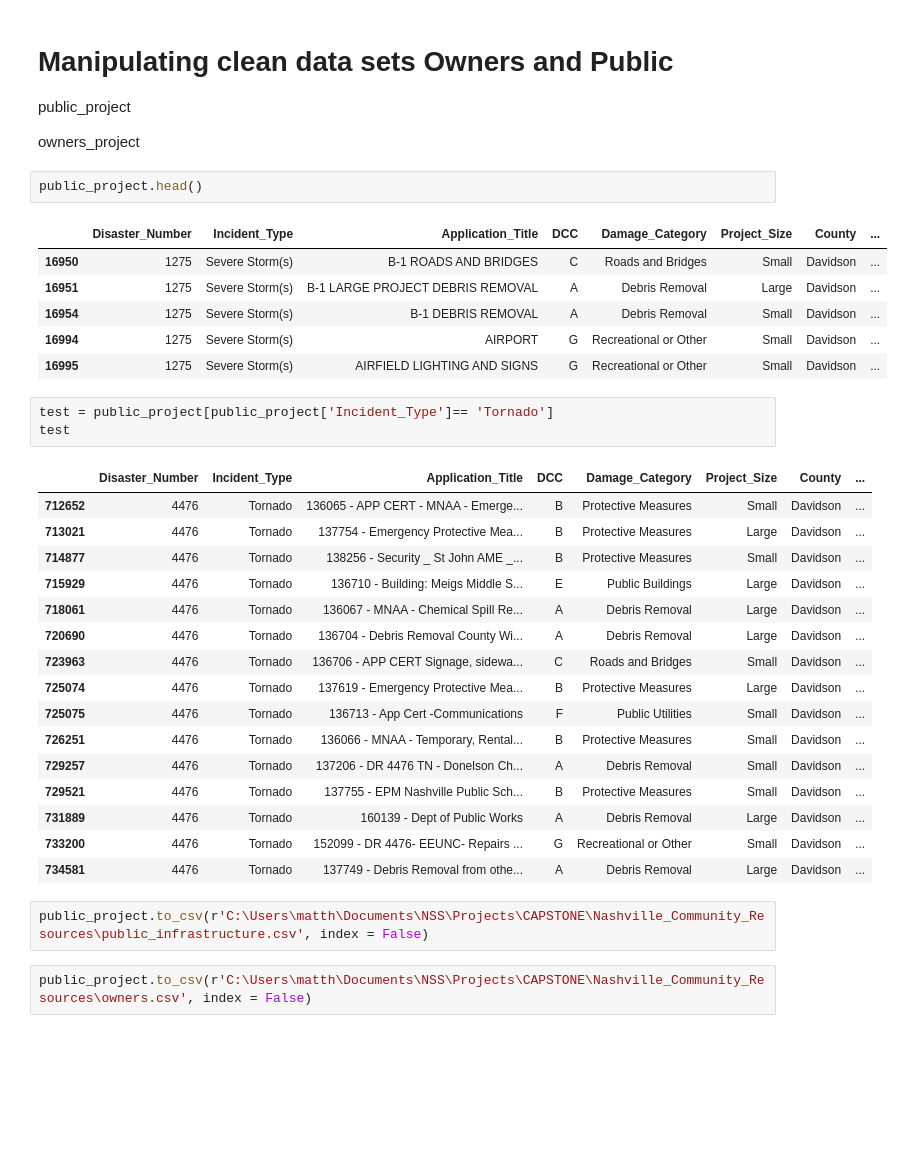
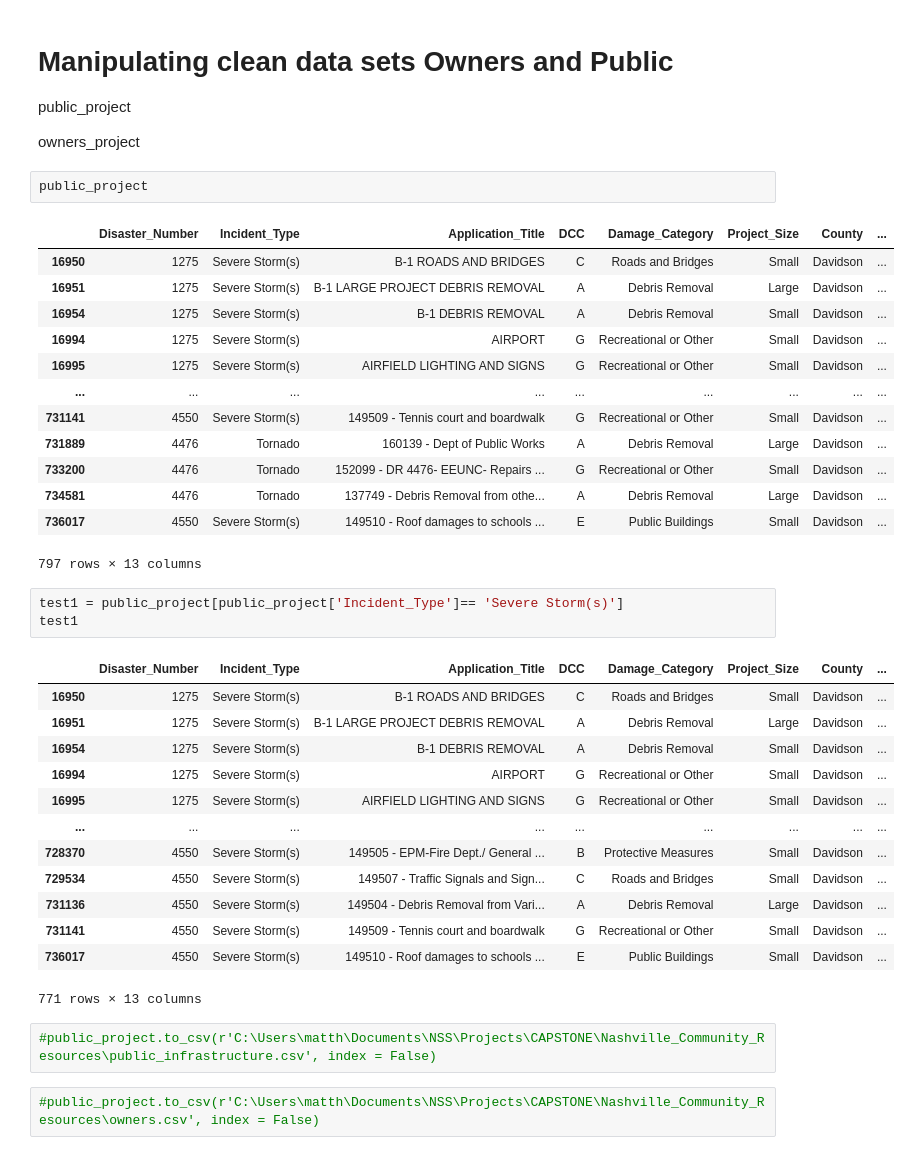
Before and after one commit to mjlintemu/Nashville_Community_Resources, a Jupyter notebook: data/matthew_capstone.ipynb, the cells around one changed output. Drawn from its saved outputs; the diff is of its cells as text; blank space fills up the shorter version.

Commit message:
public charts continue

```diff
--- a/data/matthew_capstone.ipynb
+++ b/data/matthew_capstone.ipynb
@@ -311,7 +311,7 @@ public_project
 
 owners_project
 # %%
-public_project.head()
+public_project
 # %% [output]
 |  | Disaster_Number | Incident_Type | Application_Title | DCC | Damage_Category | Project_Size | County | ... |
 | 16950 | 1275 | Severe Storm(s) | B-1 ROADS AND BRIDGES | C | Roads and Bridges | Small | Davidson | ... |
@@ -319,27 +319,31 @@ public_project.head()
 | 16954 | 1275 | Severe Storm(s) | B-1 DEBRIS REMOVAL | A | Debris Removal | Small | Davidson | ... |
 | 16994 | 1275 | Severe Storm(s) | AIRPORT | G | Recreational or Other | Small | Davidson | ... |
 | 16995 | 1275 | Severe Storm(s) | AIRFIELD LIGHTING AND SIGNS | G | Recreational or Other | Small | Davidson | ... |
+| ... | ... | ... | ... | ... | ... | ... | ... | ... |
+| 731141 | 4550 | Severe Storm(s) | 149509 - Tennis court and boardwalk | G | Recreational or Other | Small | Davidson | ... |
+| 731889 | 4476 | Tornado | 160139 - Dept of Public Works | A | Debris Removal | Large | Davidson | ... |
+| 733200 | 4476 | Tornado | 152099 - DR 4476- EEUNC- Repairs ... | G | Recreational or Other | Small | Davidson | ... |
+| 734581 | 4476 | Tornado | 137749 - Debris Removal from othe... | A | Debris Removal | Large | Davidson | ... |
+| 736017 | 4550 | Severe Storm(s) | 149510 - Roof damages to schools ... | E | Public Buildings | Small | Davidson | ... |
+797 rows × 13 columns
 # %%
-test = public_project[public_project['Incident_Type']== 'Tornado']
-test
+test1 = public_project[public_project['Incident_Type']== 'Severe Storm(s)']
+test1
 # %% [output]
 |  | Disaster_Number | Incident_Type | Application_Title | DCC | Damage_Category | Project_Size | County | ... |
-| 712652 | 4476 | Tornado | 136065 - APP CERT - MNAA - Emerge... | B | Protective Measures | Small | Davidson | ... |
-| 713021 | 4476 | Tornado | 137754 - Emergency Protective Mea... | B | Protective Measures | Large | Davidson | ... |
-| 714877 | 4476 | Tornado | 138256 - Security _ St John AME _... | B | Protective Measures | Small | Davidson | ... |
-| 715929 | 4476 | Tornado | 136710 - Building: Meigs Middle S... | E | Public Buildings | Large | Davidson | ... |
-| 718061 | 4476 | Tornado | 136067 - MNAA - Chemical Spill Re... | A | Debris Removal | Large | Davidson | ... |
-| 720690 | 4476 | Tornado | 136704 - Debris Removal County Wi... | A | Debris Removal | Large | Davidson | ... |
-| 723963 | 4476 | Tornado | 136706 - APP CERT Signage, sidewa... | C | Roads and Bridges | Small | Davidson | ... |
-| 725074 | 4476 | Tornado | 137619 - Emergency Protective Mea... | B | Protective Measures | Large | Davidson | ... |
-| 725075 | 4476 | Tornado | 136713 - App Cert -Communications | F | Public Utilities | Small | Davidson | ... |
-| 726251 | 4476 | Tornado | 136066 - MNAA - Temporary, Rental... | B | Protective Measures | Small | Davidson | ... |
-| 729257 | 4476 | Tornado | 137206 - DR 4476 TN - Donelson Ch... | A | Debris Removal | Small | Davidson | ... |
-| 729521 | 4476 | Tornado | 137755 - EPM Nashville Public Sch... | B | Protective Measures | Small | Davidson | ... |
-| 731889 | 4476 | Tornado | 160139 - Dept of Public Works | A | Debris Removal | Large | Davidson | ... |
-| 733200 | 4476 | Tornado | 152099 - DR 4476- EEUNC- Repairs ... | G | Recreational or Other | Small | Davidson | ... |
-| 734581 | 4476 | Tornado | 137749 - Debris Removal from othe... | A | Debris Removal | Large | Davidson | ... |
+| 16950 | 1275 | Severe Storm(s) | B-1 ROADS AND BRIDGES | C | Roads and Bridges | Small | Davidson | ... |
+| 16951 | 1275 | Severe Storm(s) | B-1 LARGE PROJECT DEBRIS REMOVAL | A | Debris Removal | Large | Davidson | ... |
+| 16954 | 1275 | Severe Storm(s) | B-1 DEBRIS REMOVAL | A | Debris Removal | Small | Davidson | ... |
+| 16994 | 1275 | Severe Storm(s) | AIRPORT | G | Recreational or Other | Small | Davidson | ... |
+| 16995 | 1275 | Severe Storm(s) | AIRFIELD LIGHTING AND SIGNS | G | Recreational or Other | Small | Davidson | ... |
+| ... | ... | ... | ... | ... | ... | ... | ... | ... |
+| 728370 | 4550 | Severe Storm(s) | 149505 - EPM-Fire Dept./ General ... | B | Protective Measures | Small | Davidson | ... |
+| 729534 | 4550 | Severe Storm(s) | 149507 - Traffic Signals and Sign... | C | Roads and Bridges | Small | Davidson | ... |
+| 731136 | 4550 | Severe Storm(s) | 149504 - Debris Removal from Vari... | A | Debris Removal | Large | Davidson | ... |
+| 731141 | 4550 | Severe Storm(s) | 149509 - Tennis court and boardwalk | G | Recreational or Other | Small | Davidson | ... |
+| 736017 | 4550 | Severe Storm(s) | 149510 - Roof damages to schools ... | E | Public Buildings | Small | Davidson | ... |
+771 rows × 13 columns
 # %%
-public_project.to_csv(r'C:\Users\matth\Documents\NSS\Projects\CAPSTONE\Nashville_Community_Resources\public_infrastructure.csv', index = False)
+#public_project.to_csv(r'C:\Users\matth\Documents\NSS\Projects\CAPSTONE\Nashville_Community_Resources\public_infrastructure.csv', index = False)
 # %%
-public_project.to_csv(r'C:\Users\matth\Documents\NSS\Projects\CAPSTONE\Nashville_Community_Resources\owners.csv', index = False)
+#public_project.to_csv(r'C:\Users\matth\Documents\NSS\Projects\CAPSTONE\Nashville_Community_Resources\owners.csv', index = False)
```
Also changed, not shown: 2 other files.
